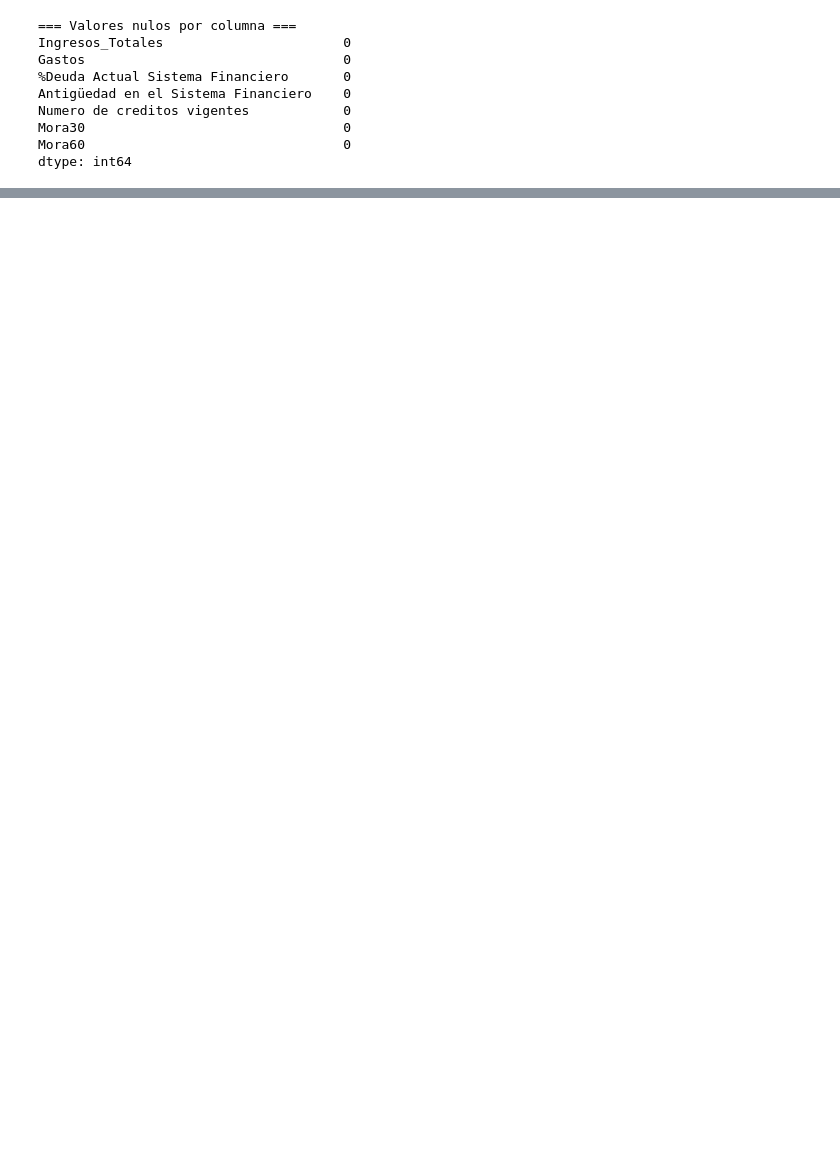
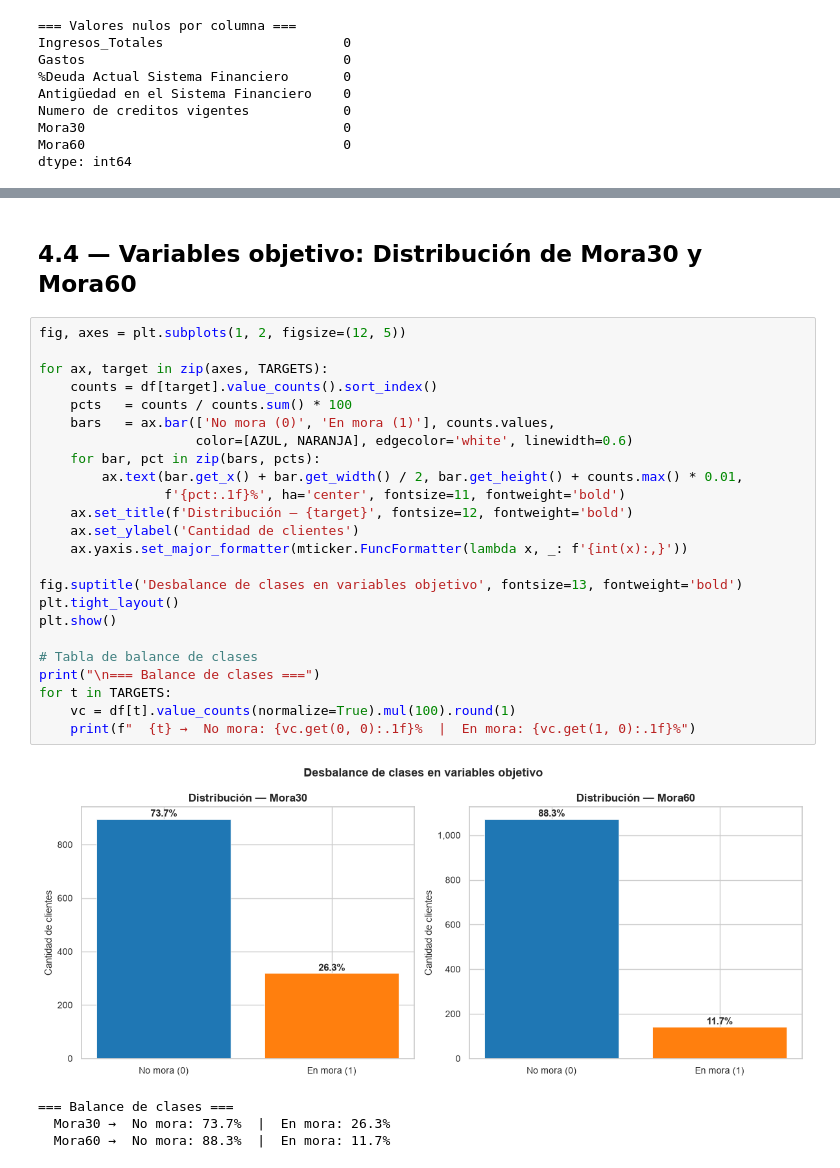
Before and after one commit to VelasquezG/TallerIA, a Jupyter notebook: TallerIA.ipynb, the cells around one changed output, grey strips where cells are left out. Saved outputs shown, nothing was run; the diff lists cells and outputs as text; blank space fills up the shorter version.

```diff
--- a/TallerIA.ipynb
+++ b/TallerIA.ipynb
@@ -307,0 +437,31 @@ print(rn['RN4_carga_crediticia'].value_counts().sort_index().to_string())
+# %% [markdown]
+## 4.4 — Variables objetivo: Distribución de Mora30 y Mora60
+# %%
+fig, axes = plt.subplots(1, 2, figsize=(12, 5))
+
+for ax, target in zip(axes, TARGETS):
+    counts = df[target].value_counts().sort_index()
+    pcts   = counts / counts.sum() * 100
+    bars   = ax.bar(['No mora (0)', 'En mora (1)'], counts.values,
+                    color=[AZUL, NARANJA], edgecolor='white', linewidth=0.6)
+    for bar, pct in zip(bars, pcts):
+        ax.text(bar.get_x() + bar.get_width() / 2, bar.get_height() + counts.max() * 0.01,
+                f'{pct:.1f}%', ha='center', fontsize=11, fontweight='bold')
+    ax.set_title(f'Distribución — {target}', fontsize=12, fontweight='bold')
+    ax.set_ylabel('Cantidad de clientes')
+    ax.yaxis.set_major_formatter(mticker.FuncFormatter(lambda x, _: f'{int(x):,}'))
+
+fig.suptitle('Desbalance de clases en variables objetivo', fontsize=13, fontweight='bold')
+plt.tight_layout()
+plt.show()
+
+# Tabla de balance de clases
+print("\n=== Balance de clases ===")
+for t in TARGETS:
+    vc = df[t].value_counts(normalize=True).mul(100).round(1)
+    print(f"  {t} →  No mora: {vc.get(0, 0):.1f}%  |  En mora: {vc.get(1, 0):.1f}%")
+# %% [output]
+[figure, added]
+=== Balance de clases ===
+  Mora30 →  No mora: 73.7%  |  En mora: 26.3%
+  Mora60 →  No mora: 88.3%  |  En mora: 11.7%
```
Also changed, not shown: parts of 13 cells of this notebook.
